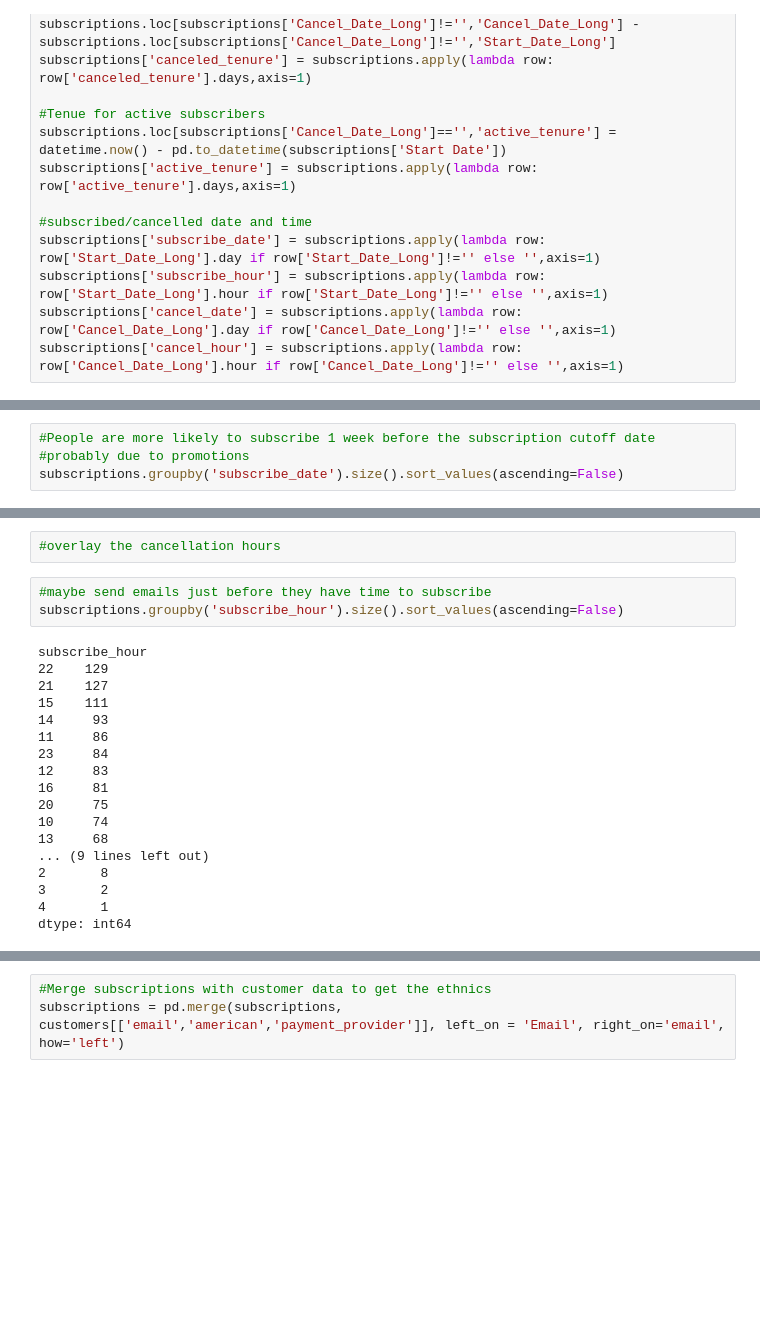
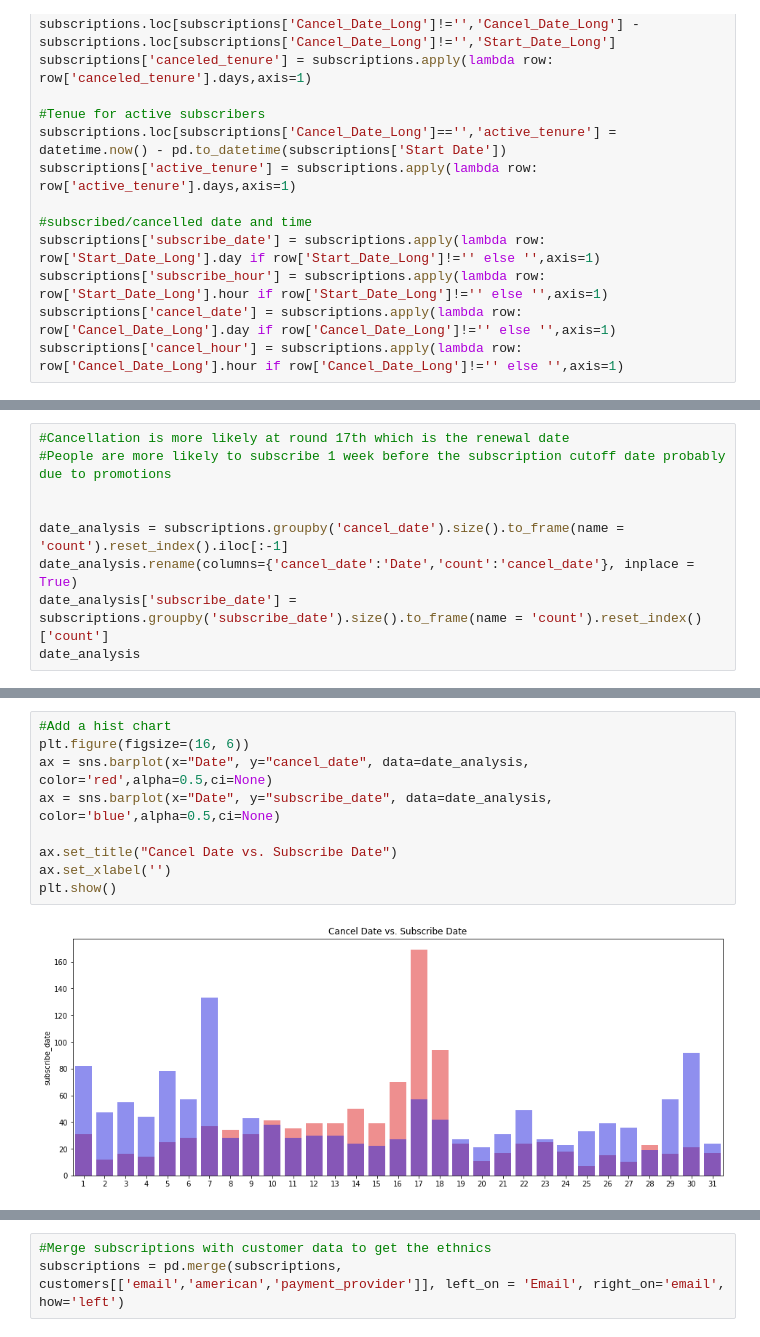
Before and after one commit to Armclimber/Projects, a Jupyter notebook: Capstone2/Subscription - Data Wrangling and EDA.ipynb, the cells around one changed output, grey strips where cells are left out. Cells and saved outputs as stored; diff of their text form; blank space fills up the shorter version.

```diff
--- a/Capstone2/Subscription - Data Wrangling and EDA.ipynb
+++ b/Capstone2/Subscription - Data Wrangling and EDA.ipynb
@@ -300,5 +241,10 @@ dtype: int64
 # %%
-#People are more likely to subscribe 1 week before the subscription cutoff date
-#probably due to promotions
-subscriptions.groupby('subscribe_date').size().sort_values(ascending=False)
+#Cancellation is more likely at round 17th which is the renewal date
+#People are more likely to subscribe 1 week before the subscription cutoff date probably due to promotions
+
+
+date_analysis = subscriptions.groupby('cancel_date').size().to_frame(name = 'count').reset_index().iloc[:-1]
+date_analysis.rename(columns={'cancel_date':'Date','count':'cancel_date'}, inplace = True)
+date_analysis['subscribe_date'] = subscriptions.groupby('subscribe_date').size().to_frame(name = 'count').reset_index()['count']
+date_analysis
 # %% [output]
@@ -322,23 +268,11 @@ dtype: int64
-# %%
-#overlay the cancellation hours
-# %%
-#maybe send emails just before they have time to subscribe
-subscriptions.groupby('subscribe_hour').size().sort_values(ascending=False)
-# %% [output]
-subscribe_hour
-22    129
-21    127
-15    111
-14     93
-11     86
-23     84
-12     83
-16     81
-20     75
-10     74
-13     68
-... (9 lines left out)
-2       8
-3       2
-4       1
-dtype: int64
+# %%
+#Add a hist chart
+plt.figure(figsize=(16, 6))
+ax = sns.barplot(x="Date", y="cancel_date", data=date_analysis, color='red',alpha=0.5,ci=None)
+ax = sns.barplot(x="Date", y="subscribe_date", data=date_analysis, color='blue',alpha=0.5,ci=None)
+
+ax.set_title("Cancel Date vs. Subscribe Date")
+ax.set_xlabel('')
+plt.show()
+# %% [output]
+[figure, added]
```
Also changed, not shown: parts of 11 cells of this notebook.
